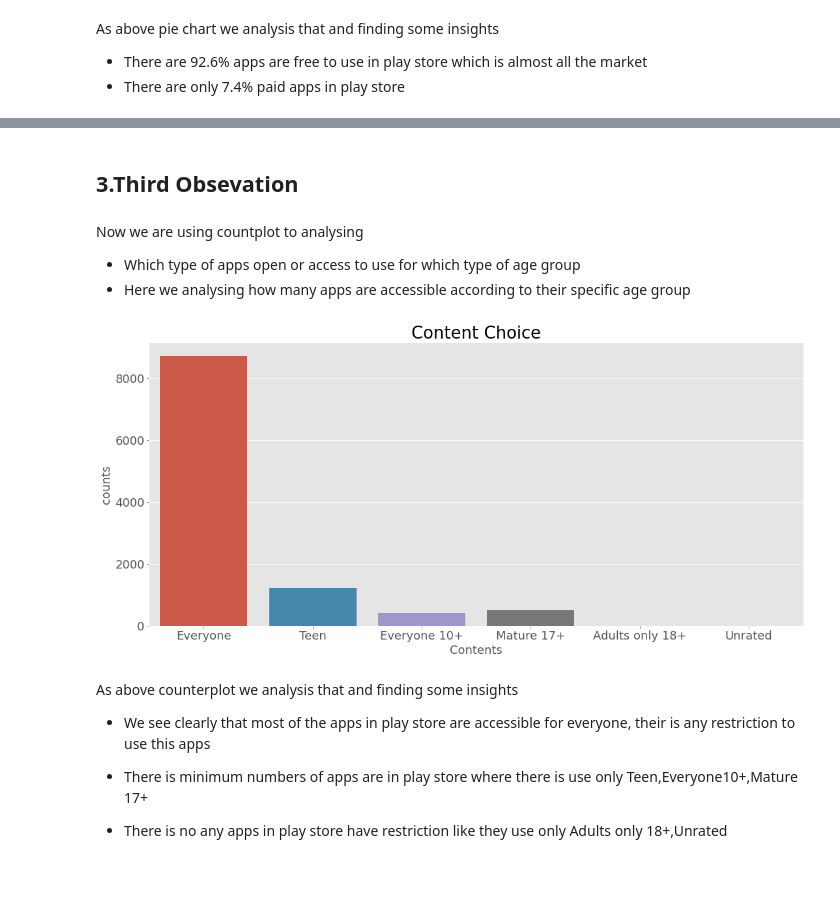
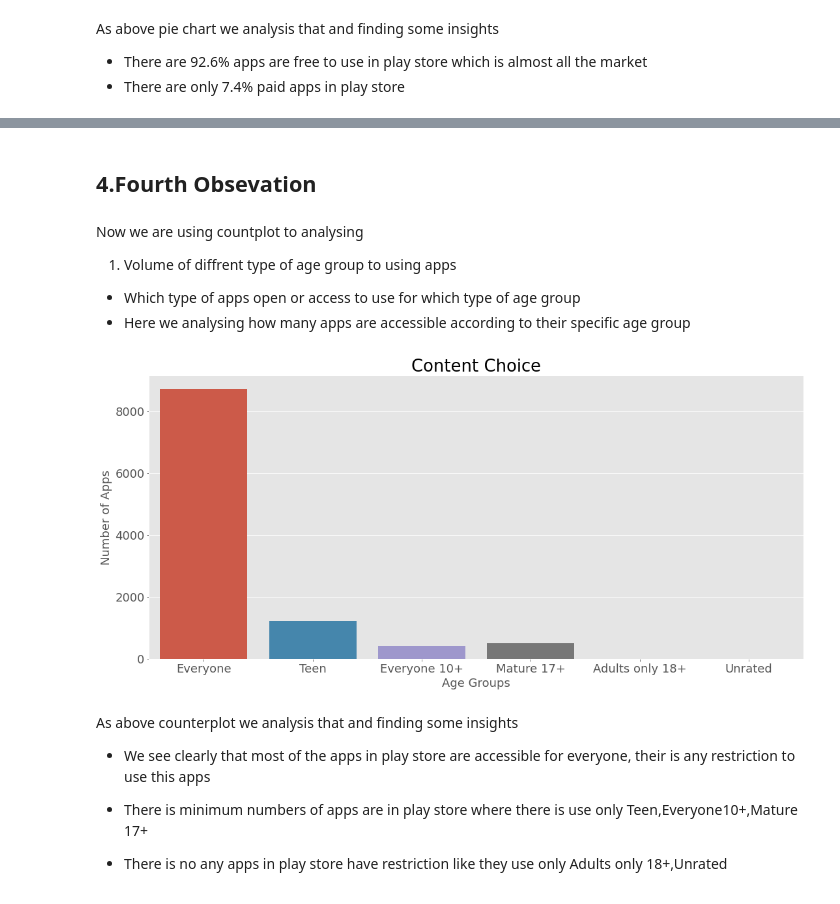
Before and after one commit to KrushnaChaure/Play-Store-App-Review-Analysis, a Jupyter notebook: Play_Store_App_Review_Analysis_Capstone_Project.ipynb, the cells around one changed output, grey strips where cells are left out. Cells and saved outputs as stored; diff of their text form; code cells hidden in the pictures.

```diff
--- a/Play_Store_App_Review_Analysis_Capstone_Project.ipynb
+++ b/Play_Store_App_Review_Analysis_Capstone_Project.ipynb
@@ -226,4 +226,4 @@ Why this data cleaning is important ????
 So during running the code in row number 10472 found mismatch data on that row so we remove this row.
 # %%
 # we remove this row
-df_apps_data.drop(10472)
+df_apps_data=df_apps_data.drop(10472)
@@ -271,8 +268,12 @@ Also in size column we want to convert 'M' into numeric data
 # %%
 # converting 'M' to blank space ''
-df_apps_data['Size']= df_apps_data['Size'].str.replace('M','')
+df_apps_data['Size']= df_apps_data['Size'].str.replace('M','').str.replace('k','').str.replace('+','').str.replace(',','')
+# to remove null values from size column
+df_apps_data.loc[df_apps_data['Size'].isnull(),'Size']=0
 # also in size column there are some value which is 'Varies with device' so its converting to the 'NaN'
 df_apps_data['Size']= df_apps_data['Size'].replace('Varies with device',np.nan)
+# Converting to float
+df_apps_data['Size'] = df_apps_data['Size'].astype(float)
 # %%
 df_apps_data['Size']
 # %% [output]
@@ -479,22 +453,27 @@ ValueError: ignored
 # %% [markdown]
-## 3.Third Obsevation
+## 4.Fourth Obsevation
 # %% [markdown]
 Now we are using countplot to analysing
 
+1.   Volume of diffrent type of age group to using apps
+
+
+
 *   Which type of apps open or access to use for which type of age group
 *   Here we analysing how many apps are accessible according to their specific age group
 # %%
+# Using countplot
 plt.style.use('ggplot')
 plt.rcParams['figure.figsize']=(18,8)
 plt.rcParams['font.size']=(18)
 
 sns.countplot('Content Rating',data=df_apps_data)
 plt.title('Content Choice')
-plt.xlabel('Contents',fontsize=18)
-plt.ylabel('counts',fontsize=18)
+plt.xlabel('Age Groups',fontsize=18)
+plt.ylabel('Number of Apps',fontsize=18)
 plt.show()
 # %% [output]
-[figure, old version]
+[figure, new version]
 # %% [markdown]
 As above counterplot we analysis that and finding some insights
 
```
Also changed, not shown: parts of 35 cells of this notebook.
